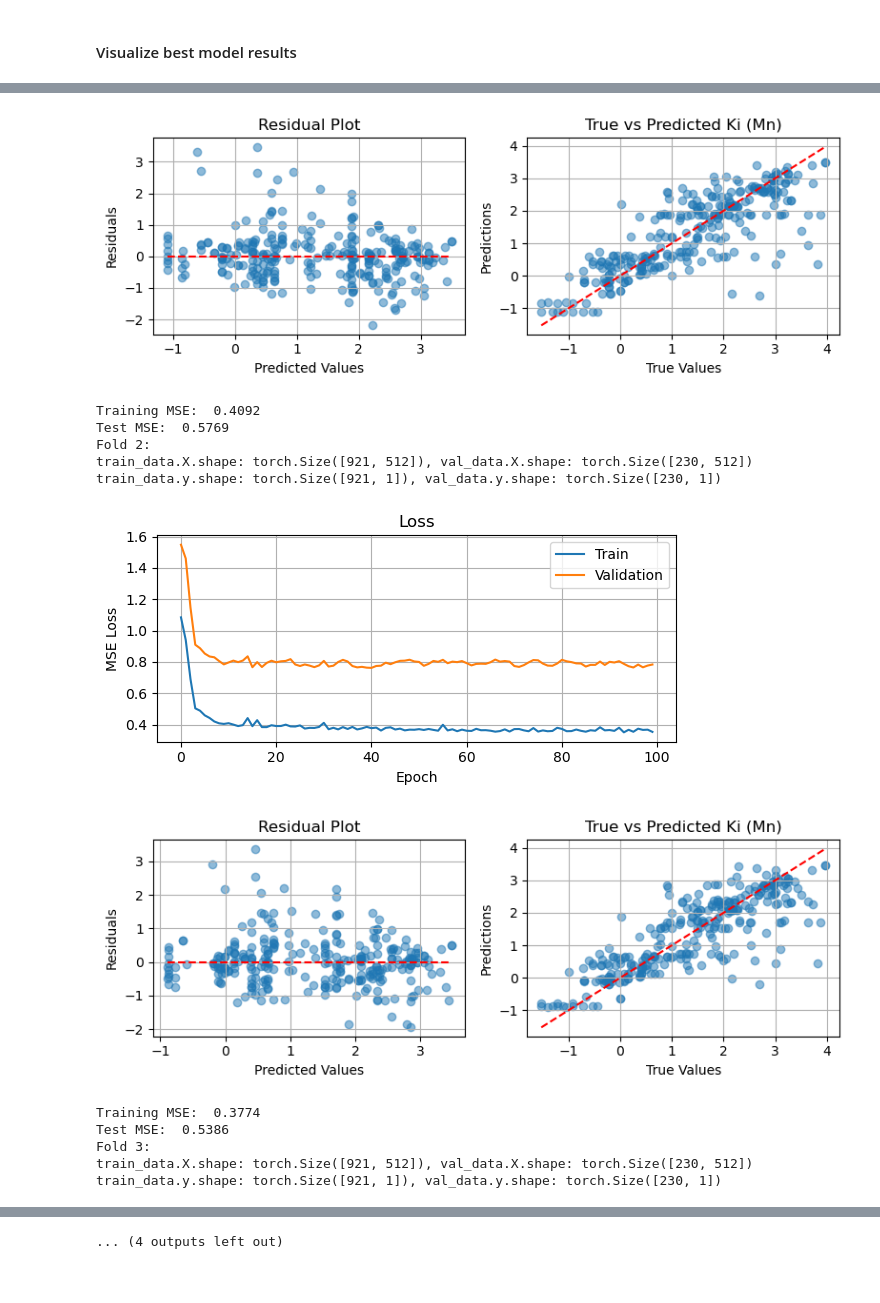
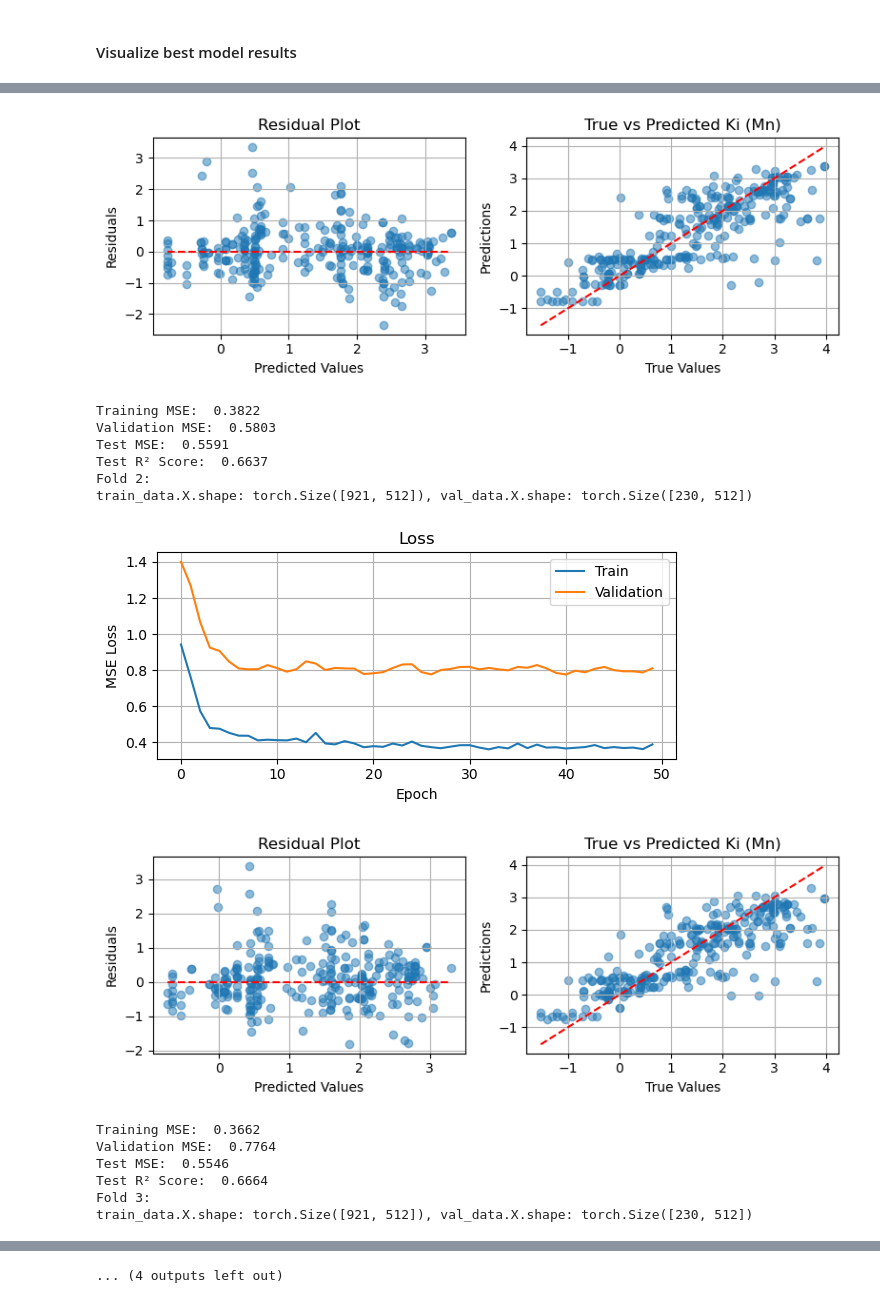
Before and after one commit to AliceTernois/c242_project, a Jupyter notebook: MLP.ipynb, the cells around one changed output, grey strips where cells are left out. Cells and saved outputs as stored; diff of their text form; code cells hidden in the pictures.

```diff
--- a/MLP.ipynb
+++ b/MLP.ipynb
@@ -159,10 +139,10 @@ class Trainer:
                 epoch_loss += batch_loss.detach().cpu().item() * batch_importance
 
             # call the evaluate function
-            train_loss = self.evaluate(train_data)
+            train_loss, _, _ = self.evaluate(train_data)
             train_loss_list.append(train_loss)
 
-            val_loss = self.evaluate(val_data)
+            val_loss, _, _ = self.evaluate(val_data)
             val_loss_list.append(val_loss)
 
             if early_stop:
@@ -236,7 +216,7 @@ class Trainer:
             plt.show()
 
 
-        return loss
+        return loss, y_true, y_pred
 # %%
 def KFoldCrossValidation(
     model_class, k,
@@ -246,7 +226,7 @@ def KFoldCrossValidation(
     # Use LigBD to organize data
     test_data = LigBD(X_test, y_test)
     kf = KFold(n_splits=k, shuffle = True, random_state=42)
-    train_mse_list, test_mse_list = [], []
+    train_mse_list, val_mse_list, test_mse_list, test_r2_list = [], [], [], []
     for i, (train_index, val_index) in enumerate(kf.split(X_train)):
         print(f"Fold {i}:")
 
@@ -259,22 +239,27 @@ def KFoldCrossValidation(
         trainer = Trainer(model, opt_method, learning_rate, batch_size, epoch, l2)
         # call trainer.train() here
         print(f'train_data.X.shape: {train_data.X.shape}, val_data.X.shape: {val_data.X.shape}')
-        print(f'train_data.y.shape: {train_data.y.shape}, val_data.y.shape: {val_data.y.shape}')
         res = trainer.train(train_data, val_data)
         # record the training accuracy of the epoch that has the lowest validation lost
-        # Hint: use np.argmin
-        train_mse_best = res["train_loss_list"][np.argmin(res["val_loss_list"])]
+        best_epoch = np.argmin(res["val_loss_list"])
+        train_mse_best = res["train_loss_list"][best_epoch]
+        val_mse_best = res["val_loss_list"][best_epoch]
         # test, use trainer.evaluate function
-        test_mse = trainer.evaluate(test_data, draw_curve=draw_curve)
+        test_mse, y_true, y_pred = trainer.evaluate(test_data, draw_curve=draw_curve)
+        test_r2 = r2_score(y_true, y_pred)
 
         train_mse_list.append(train_mse_best)
+        val_mse_list.append(val_mse_best)
         test_mse_list.append(test_mse)
+        test_r2_list.append(test_r2)
 
         print(f"Training MSE: {train_mse_best: .4f}")
+        print(f"Validation MSE: {val_mse_best: .4f}")
         print(f"Test MSE: {test_mse: .4f}")
+        print(f"Test R² Score: {test_r2: .4f}")
 
-
-    print("Final results:")
-    # Report mean and std
-    print(f"Training MSE: {np.mean(train_mse_list)} +/- {np.std(train_mse_list)}")
-    print(f"Test MSE: {np.mean(test_mse_list)} +/- {np.std(test_mse_list)}")
+    print("\nFinal Results:")
+    print(f"Avg Training MSE: {np.mean(train_mse_list):.4f} ± {np.std(train_mse_list):.4f}")
+    print(f"Avg Validation MSE: {np.mean(val_mse_list):.4f} ± {np.std(val_mse_list):.4f}")
+    print(f"Avg Test MSE: {np.mean(test_mse_list):.4f} ± {np.std(test_mse_list):.4f}")
+    print(f"Avg Test R² Score: {np.mean(test_r2_list):.4f} ± {np.std(test_r2_list):.4f}")
@@ -786,7 +791,7 @@ k=5
 KFoldCrossValidation(
     best_model, k,
     X_train_fps, y_train_fps, X_test_fps, y_test_fps,
-    opt_method='adam', learning_rate=best_config[0], batch_size=best_config[1], epoch=100, l2=best_config[2], draw_curve=True)
+    opt_method='adam', learning_rate=best_config[0], batch_size=best_config[1], epoch=50, l2=best_config[2], draw_curve=True)
 # %% [output]
 Fold 0:
 train_data.X.shape: torch.Size([920, 512]), val_data.X.shape: torch.Size([231, 512])
@@ -802,13 +807,15 @@ train_data.y.shape: torch.Size([921, 1]), val_data.y.shape: torch.Size([230, 1])
-[figure, old version]
+[figure, new version]
-Training MSE:  0.4092
-Test MSE:  0.5769
+Training MSE:  0.3822
+Validation MSE:  0.5803
+Test MSE:  0.5591
+Test R² Score:  0.6637
 Fold 2:
 train_data.X.shape: torch.Size([921, 512]), val_data.X.shape: torch.Size([230, 512])
-train_data.y.shape: torch.Size([921, 1]), val_data.y.shape: torch.Size([230, 1])
-[figure, old version]
+[figure, new version]
-[figure, old version]
+[figure, new version]
-Training MSE:  0.3774
-Test MSE:  0.5386
+Training MSE:  0.3662
+Validation MSE:  0.7764
+Test MSE:  0.5546
+Test R² Score:  0.6664
 Fold 3:
 train_data.X.shape: torch.Size([921, 512]), val_data.X.shape: torch.Size([230, 512])
-train_data.y.shape: torch.Size([921, 1]), val_data.y.shape: torch.Size([230, 1])
```
Also changed, not shown: parts of 32 cells of this notebook.
